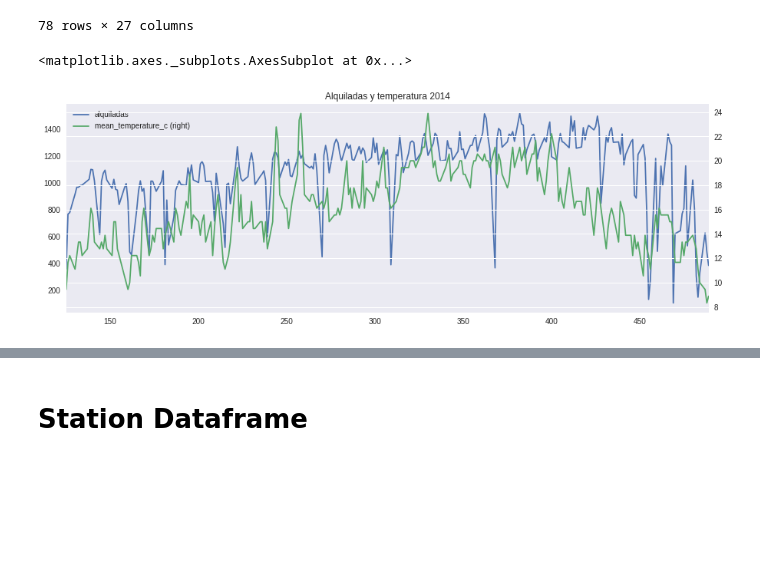
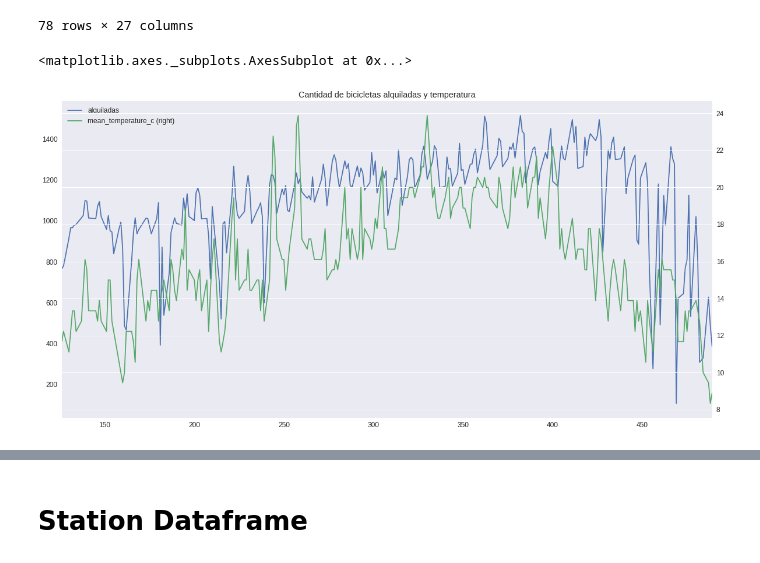
Before and after one commit to bzuker/tp-datos, a Jupyter notebook: tp-orga-bz.ipynb, the cells around one changed output, grey strips where cells are left out. Saved outputs shown, nothing was run; the diff lists cells and outputs as text; code cells hidden in the pictures; blank space fills up the shorter version.

```diff
--- a/tp-orga-bz.ipynb
+++ b/tp-orga-bz.ipynb
@@ -5,6 +5,8 @@ import numpy as np
 import matplotlib.pyplot as plt
 import seaborn as sns
 %matplotlib inline
+
+sns.set(context='notebook', font_scale=1.2)
 # %%
 trips = pd.read_csv('data/trip.csv')
 weather = pd.read_csv('data/weather.csv')
@@ -342,14 +342,14 @@ rainyDays
 # %%
 # Veamos si hay relación entre temperatura y cantidad de bicis alquiladas
 relacion = alquiladasPorFecha.merge(weather, on='date')
 relacion = relacion[['alquiladas', 'date', 'max_temperature_c', 'mean_temperature_c', 'min_temperature_c', 'year', 'month', 'day_of_week']]
 # Sacamos los fines de semana
-relacion = relacion[(relacion.year == 2014) & (relacion.day_of_week != 5) & (relacion.day_of_week != 6)]
-p = relacion[['alquiladas', 'date', 'mean_temperature_c']]
+relacion = laborables(relacion)
+relacion = relacion[relacion.year == 2014]
 #p.plot(figsize=(20,10), x='date', y='alquiladas')
 #relacion.mean_temperature_c.plot(secondary_y=True)
-relacion.alquiladas.plot(figsize=(15,5), legend=True,title='Alquiladas y temperatura 2014')
+relacion.alquiladas.plot(figsize=(20,10), legend=True,title='Cantidad de bicicletas alquiladas y temperatura')
 relacion.mean_temperature_c.plot(legend=True, secondary_y=True)
 # %% [output]
 <matplotlib.axes._subplots.AxesSubplot at 0x...>
-[figure, old version]
+[figure, new version]
```
Also changed, not shown: parts of 12 cells of this notebook.
